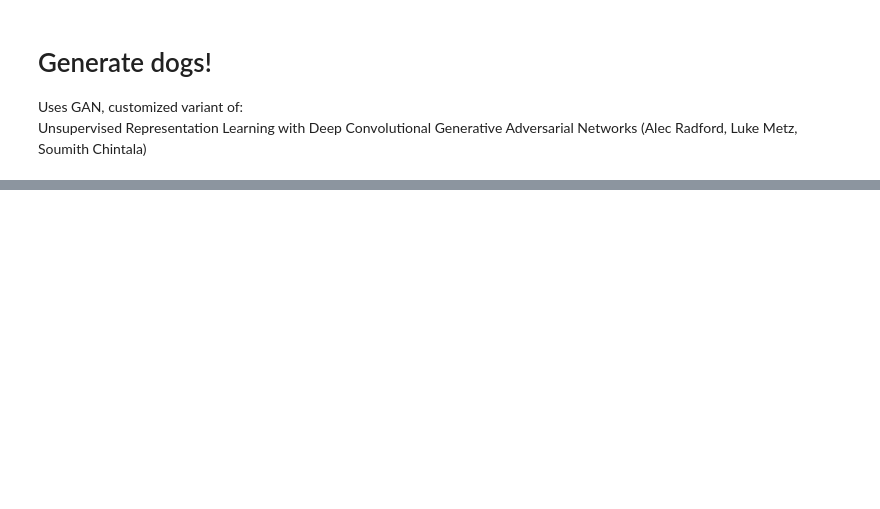
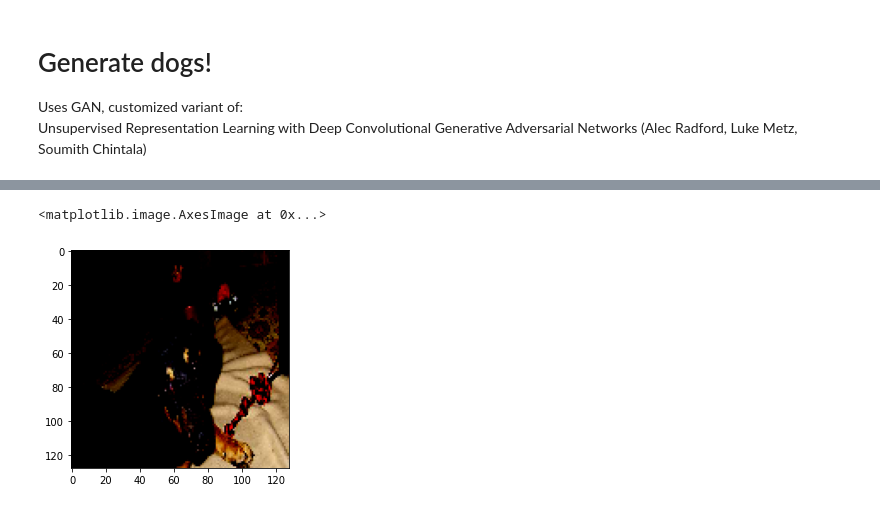
Before and after one commit to evanbrown3000/DCGAN, a Jupyter notebook: train.ipynb, the cells around one changed output, grey strips where cells are left out. Drawn from its saved outputs; the diff is of its cells as text; code cells hidden in the pictures; blank space fills up the shorter version.

Commit message:
working crops

```diff
--- a/train.ipynb
+++ b/train.ipynb
@@ -32,7 +32,7 @@ data_dir='/home/evan/Datasets/tensorflow'
 buffer_size = 3200
 batch_size = 32
 num_epochs = 5
-image_size = (64,64)
+image_size = (128,128)
 channels = 3
 latent_size = 120 #i.e. size of generator input
 filters_gen = 64 #filters in second to last generator conv layer
@@ -58,14 +58,20 @@ except Exception as e:
     train_dataset = tfds.load('stanford_dogs', as_supervised=False, split='train', data_dir=data_dir, download=True)
 
 def transform(x):
-    #********TODO: there are m ultiple bbox, only 1 image, dataset comes unbatched, crop_and_resize takes batches, crop_to_bbox takes single image
-    #possible to crop multiple and concat, or only take 1
-    boxes = x['objects']['bbox']
+    #get first bbox
+    #[y_min, x_min, y_max, x_max]
+    bbox = x['objects']['bbox'][0]
     x = x['image']
-    print(boxes.shape)
-    x = tf.cast(x, tf.float32)
-    #crop to first box
-    x = tf.image.crop_to_bbox(x, boxes[0])
+    h = tf.cast(tf.shape(x)[0],tf.float32)
+    w = tf.cast(tf.shape(x)[1],tf.float32)
+    print(bbox)
+    print(h,w)
+    x = tf.image.crop_to_bounding_box(x,
+                                      offset_height = int(0*h),
+                                      offset_width = int(bbox[1]*w),
+                                      target_height = int((bbox[2]-bbox[0])*h),
+                                      target_width = int((bbox[3]-bbox[1])*w)
+                                      )
     x = tf.image.resize(x, image_size, method='bicubic')
     x = normalize(x)
     x = tf.image.random_flip_left_right(x)
@@ -90,2 +89,3 @@ NameError: name 'e' is not defined
 # %%
-plt.imshow((next(train_dataset.as_numpy_iterator())[0]))
+plt.imshow(next(train_dataset.as_numpy_iterator())[1])
+# %% [output]
@@ -91,0 +93,2 @@ plt.imshow((next(train_dataset.as_numpy_iterator())[0]))
+<matplotlib.image.AxesImage at 0x...>
+[figure, added]
```
Also changed, not shown: parts of 11 cells of this notebook.
